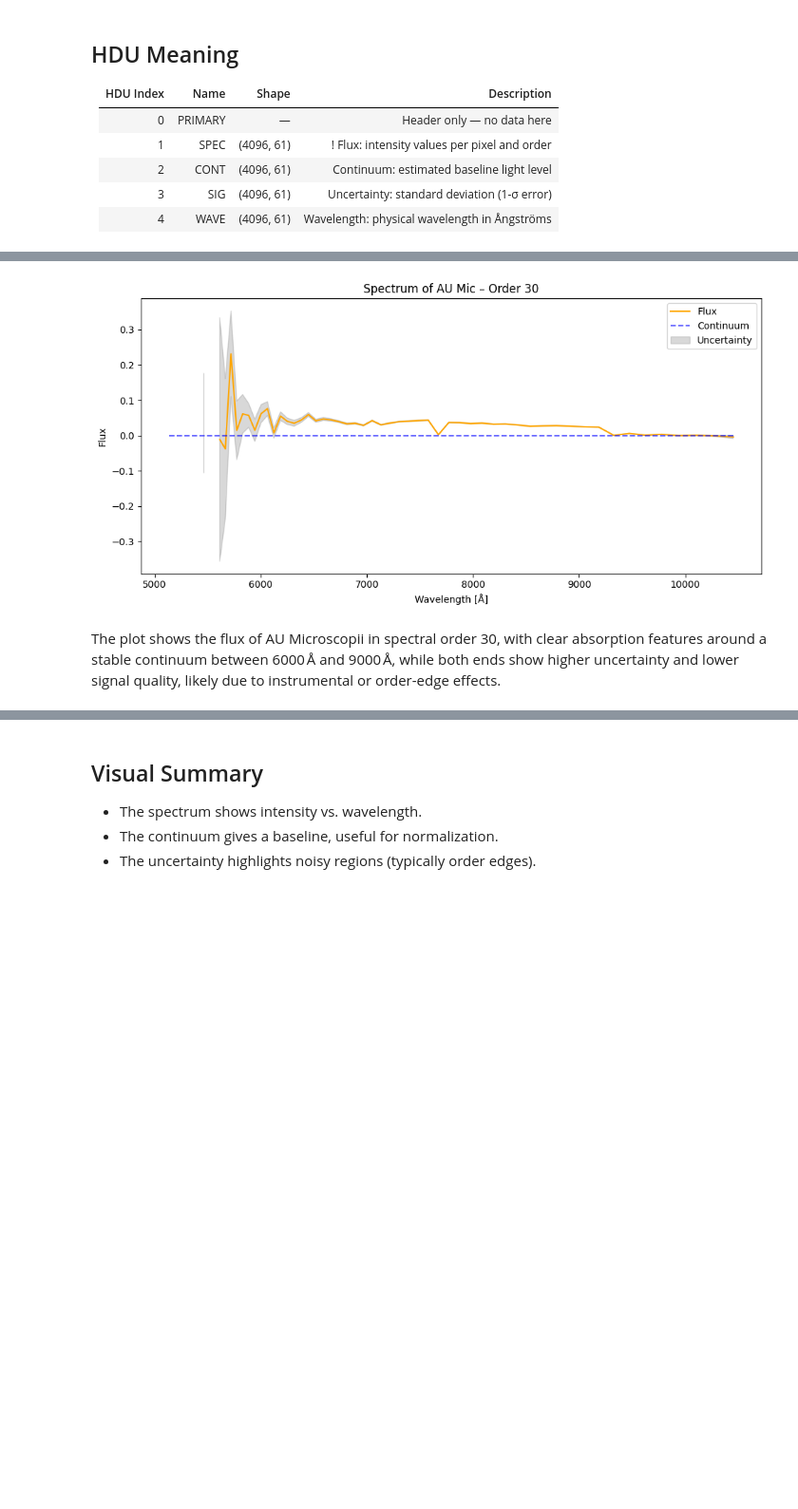
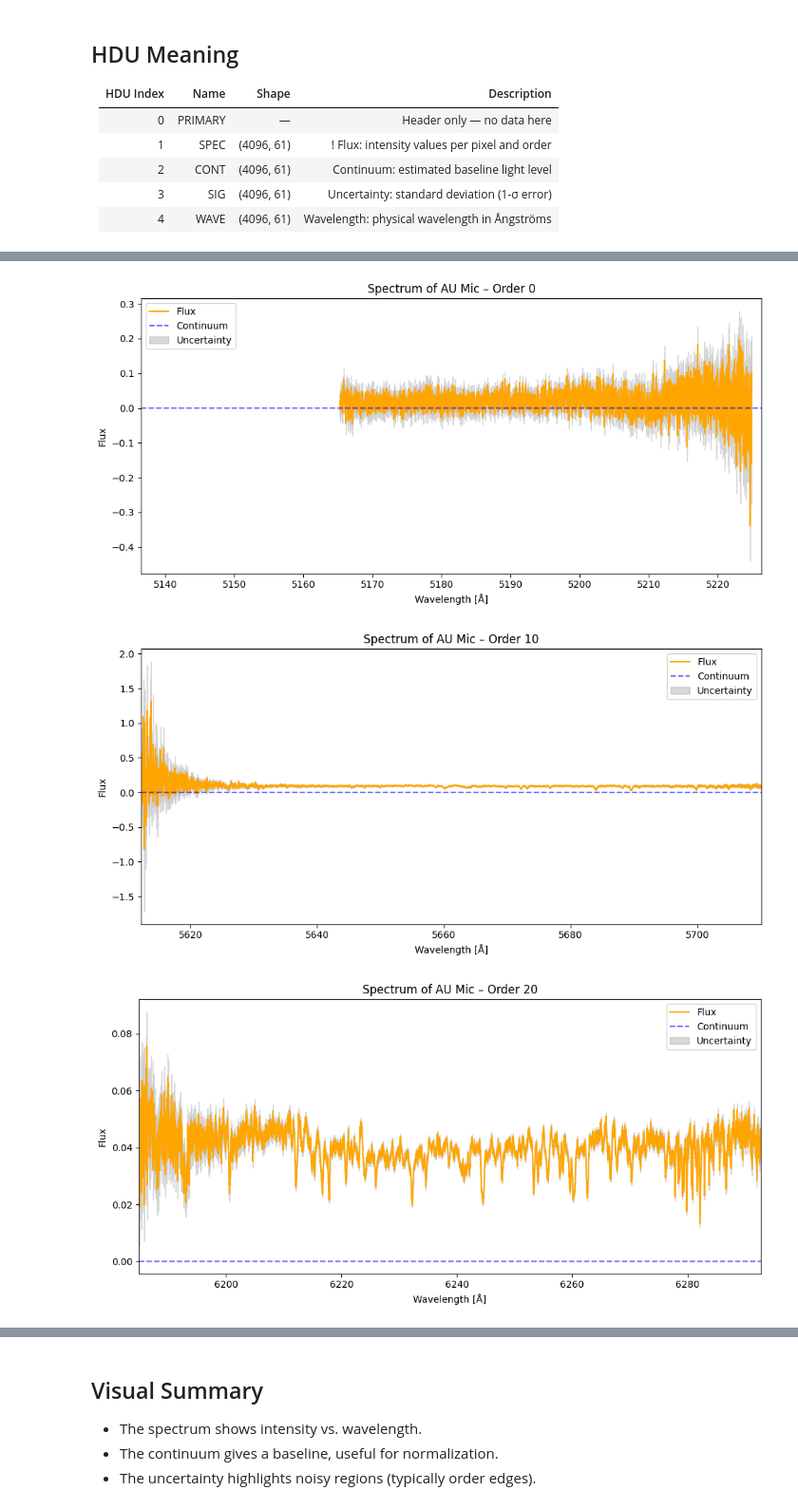
Before and after one commit to marvinernst1020/aumic-spectral-autoencoder, a Jupyter notebook: notebooks/01_explore_carvis_visA.ipynb, the cells around one changed output, grey strips where cells are left out. Shown: that part at 95% size. Drawn from its saved outputs; the diff is of its cells as text; code cells hidden in the pictures; blank space fills up the shorter version.

```diff
--- a/notebooks/01_explore_carvis_visA.ipynb
+++ b/notebooks/01_explore_carvis_visA.ipynb
@@ -56,10 +56,10 @@ Let’s plot the flux, continuum, and uncertainty for one spectral order (e.g.,
 # %%
 def plot_spectral_order(file_path, order_index):
     with fits.open(file_path) as hdul:
-        flux = hdul['SPEC'].data[:, order_index]
-        wave = hdul['WAVE'].data[:, order_index]
-        cont = hdul['CONT'].data[:, order_index]
-        sig  = hdul['SIG'].data[:, order_index]
+        flux = hdul['SPEC'].data[order_index, :]
+        wave = hdul['WAVE'].data[order_index, :]
+        cont = hdul['CONT'].data[order_index, :]
+        sig  = hdul['SIG'].data[order_index, :]
 
     plt.figure(figsize=(10, 5))
     plt.plot(wave, flux, label='Flux', color='orange')
@@ -69,14 +69,21 @@ def plot_spectral_order(file_path, order_index):
     plt.ylabel('Flux')
     plt.title(f"Spectrum of AU Mic – Order {order_index}")
     plt.legend()
+    plt.xlim(wave.min(), wave.max())
     plt.tight_layout()
 
     os.makedirs("../outputs/plots", exist_ok=True)
     plt.savefig(f"../outputs/plots/spectrum_order_{order_index}.png", dpi=150)
     plt.show()
-# %%
-plot_spectral_order(vis_a_files[0], order_index=30)
-# %% [output]
-[figure, removed]
-# %% [markdown]
-The plot shows the flux of AU Microscopii in spectral order 30, with clear absorption features around a stable continuum between 6000 Å and 9000 Å, while both ends show higher uncertainty and lower signal quality, likely due to instrumental or order-edge effects.
+# %%
+plot_spectral_order(vis_a_files[0], order_index=0)
+plot_spectral_order(vis_a_files[0], order_index=10)
+plot_spectral_order(vis_a_files[0], order_index=20)
+plot_spectral_order(vis_a_files[0], order_index=30)
+plot_spectral_order(vis_a_files[0], order_index=40)
+plot_spectral_order(vis_a_files[0], order_index=50)
+plot_spectral_order(vis_a_files[0], order_index=60)
+# %% [output]
+[figure, added]
+[figure, added]
+[figure, added]
```
Also changed, not shown: parts of 3 cells of this notebook, 9 other files.
